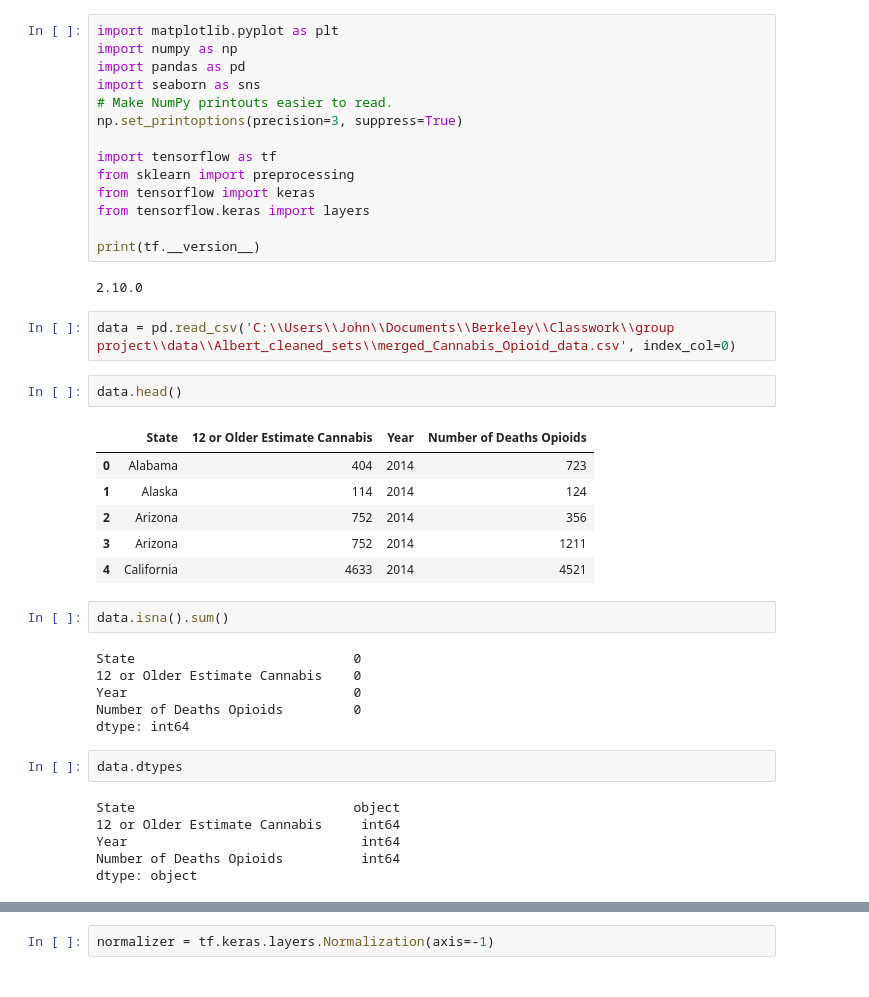
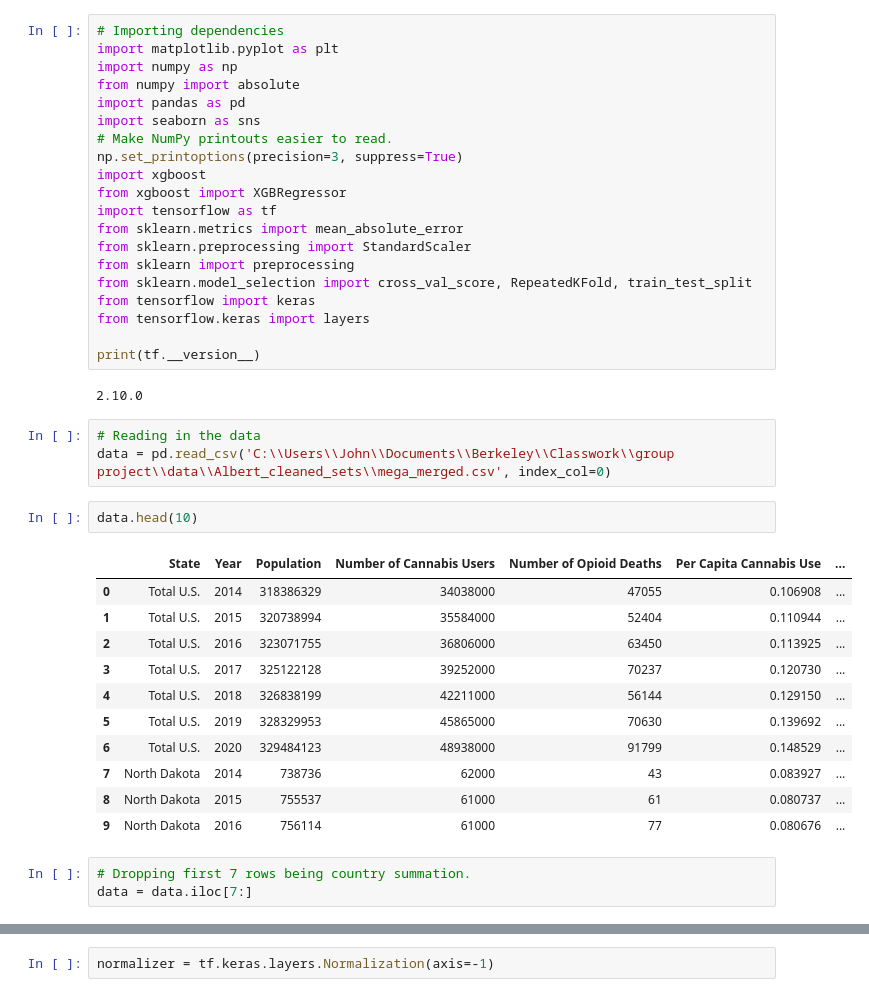
Before and after one commit to JohnWLandeen/Group_Project, a Jupyter notebook: neural_networking_merged_set.ipynb, the cells around one changed output, grey strips where cells are left out. Saved outputs shown, nothing was run; the diff lists cells and outputs as text.

```diff
--- a/neural_networking_merged_set.ipynb
+++ b/neural_networking_merged_set.ipynb
@@ -1,13 +1,19 @@
 # %%
+# Importing dependencies
 import matplotlib.pyplot as plt
 import numpy as np
+from numpy import absolute
 import pandas as pd
 import seaborn as sns
 # Make NumPy printouts easier to read.
 np.set_printoptions(precision=3, suppress=True)
-
+import xgboost
+from xgboost import XGBRegressor
 import tensorflow as tf
+from sklearn.metrics import mean_absolute_error
+from sklearn.preprocessing import StandardScaler
 from sklearn import preprocessing
+from sklearn.model_selection import cross_val_score, RepeatedKFold, train_test_split
 from tensorflow import keras
 from tensorflow.keras import layers
 
@@ -15,29 +21,22 @@ print(tf.__version__)
 # %% [output]
 2.10.0
 # %%
-data = pd.read_csv('C:\\Users\\John\\Documents\\Berkeley\\Classwork\\group project\\data\\Albert_cleaned_sets\\merged_Cannabis_Opioid_data.csv', index_col=0)
+# Reading in the data
+data = pd.read_csv('C:\\Users\\John\\Documents\\Berkeley\\Classwork\\group project\\data\\Albert_cleaned_sets\\mega_merged.csv', index_col=0)
 # %%
-data.head()
+data.head(10)
 # %% [output]
-|  | State | 12 or Older Estimate Cannabis | Year | Number of Deaths Opioids |
-| 0 | Alabama | 404 | 2014 | 723 |
-| 1 | Alaska | 114 | 2014 | 124 |
-| 2 | Arizona | 752 | 2014 | 356 |
-| 3 | Arizona | 752 | 2014 | 1211 |
-| 4 | California | 4633 | 2014 | 4521 |
+|  | State | Year | Population | Number of Cannabis Users | Number of Opioid Deaths | Per Capita Cannabis Use | ... |
+| 0 | Total U.S. | 2014 | 318386329 | 34038000 | 47055 | 0.106908 | ... |
+| 1 | Total U.S. | 2015 | 320738994 | 35584000 | 52404 | 0.110944 | ... |
+| 2 | Total U.S. | 2016 | 323071755 | 36806000 | 63450 | 0.113925 | ... |
+| 3 | Total U.S. | 2017 | 325122128 | 39252000 | 70237 | 0.120730 | ... |
+| 4 | Total U.S. | 2018 | 326838199 | 42211000 | 56144 | 0.129150 | ... |
+| 5 | Total U.S. | 2019 | 328329953 | 45865000 | 70630 | 0.139692 | ... |
+| 6 | Total U.S. | 2020 | 329484123 | 48938000 | 91799 | 0.148529 | ... |
+| 7 | North Dakota | 2014 | 738736 | 62000 | 43 | 0.083927 | ... |
+| 8 | North Dakota | 2015 | 755537 | 61000 | 61 | 0.080737 | ... |
+| 9 | North Dakota | 2016 | 756114 | 61000 | 77 | 0.080676 | ... |
-# %%
-data.isna().sum()
-# %% [output]
-State                            0
-12 or Older Estimate Cannabis    0
-Year                             0
-Number of Deaths Opioids         0
-dtype: int64
-# %%
-data.dtypes
-# %% [output]
-State                            object
-12 or Older Estimate Cannabis     int64
-Year                              int64
-Number of Deaths Opioids          int64
-dtype: object
+# %%
+# Dropping first 7 rows being country summation.
+data = data.iloc[7:]
```
Also changed, not shown: parts of 78 cells of this notebook.
